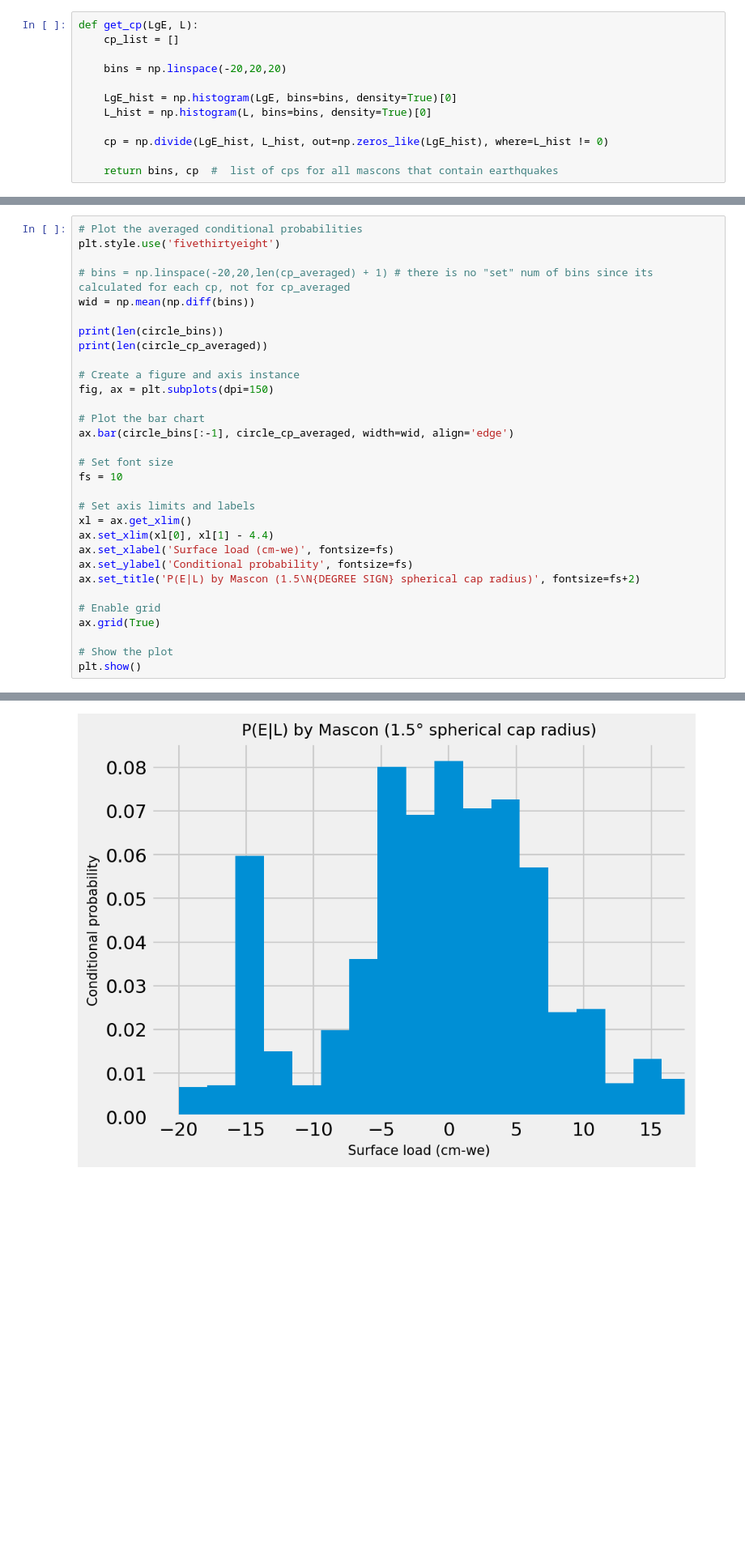
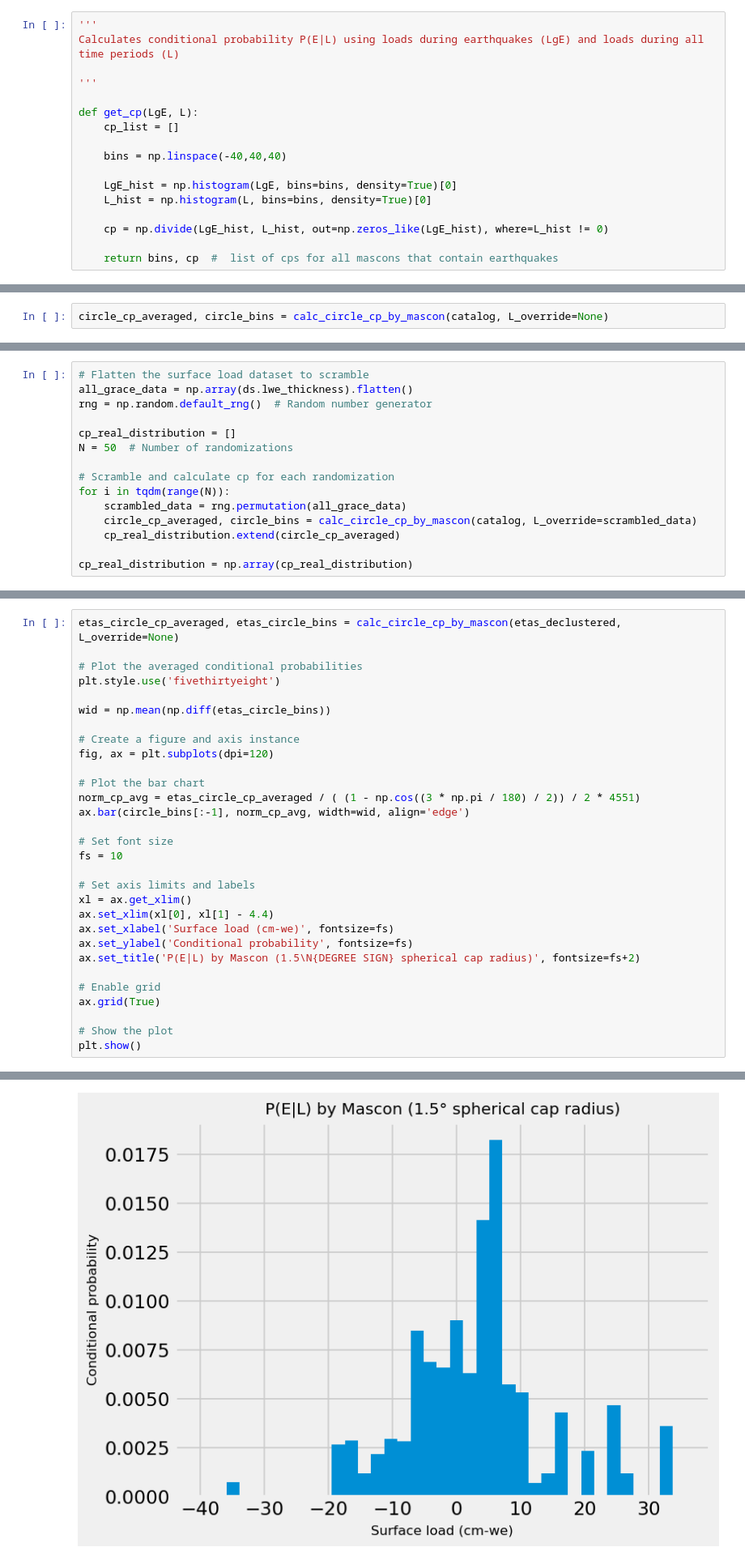
Before and after one commit to amandasyamsul/SLIQ, a Jupyter notebook: SLIQ-by-JPL-mascon.ipynb, the cells around one changed output, grey strips where cells are left out. Shown: that part at 81% size. Drawn from its saved outputs; the diff is of its cells as text; blank space fills up the shorter version.

Commit message:
significance tests for both catalogs

```diff
--- a/SLIQ-by-JPL-mascon.ipynb
+++ b/SLIQ-by-JPL-mascon.ipynb
@@ -59,10 +58,15 @@ catalog = pd.read_csv('catalog.csv')
 # %% [markdown]
 ###  This method calculates LgE and L using mascons from the JPL mascon placement file
 # %%
+'''
+Calculates conditional probability P(E|L) using loads during earthquakes (LgE) and loads during all time periods (L)
+
+'''
+
 def get_cp(LgE, L):
     cp_list = []
 
-    bins = np.linspace(-20,20,20)
+    bins = np.linspace(-40,40,40)
 
     LgE_hist = np.histogram(LgE, bins=bins, density=True)[0]
     L_hist = np.histogram(L, bins=bins, density=True)[0]
@@ -212,3 +147,5 @@ def calc_square_cp_by_mascon(LgE, L):
+# %%
+circle_cp_averaged, circle_bins = calc_circle_cp_by_mascon(catalog, L_override=None)
 # %%
 # Plot the averaged conditional probabilities
 plt.style.use('fivethirtyeight')
@@ -246,0 +201,15 @@ plt.show()
+# %%
+# Flatten the surface load dataset to scramble
+all_grace_data = np.array(ds.lwe_thickness).flatten()
+rng = np.random.default_rng()  # Random number generator
+
+cp_real_distribution = []
+N = 50  # Number of randomizations
+
+# Scramble and calculate cp for each randomization
+for i in tqdm(range(N)):
+    scrambled_data = rng.permutation(all_grace_data)
+    circle_cp_averaged, circle_bins = calc_circle_cp_by_mascon(catalog, L_override=scrambled_data)
+    cp_real_distribution.extend(circle_cp_averaged)
+
+cp_real_distribution = np.array(cp_real_distribution)
@@ -247,18 +230,17 @@ plt.show()
 # %%
+etas_circle_cp_averaged, etas_circle_bins = calc_circle_cp_by_mascon(etas_declustered, L_override=None)
+
 # Plot the averaged conditional probabilities
 plt.style.use('fivethirtyeight')
 
-# bins = np.linspace(-20,20,len(cp_averaged) + 1) # there is no "set" num of bins since its calculated for each cp, not for cp_averaged
-wid = np.mean(np.diff(bins))
-
-print(len(circle_bins))
-print(len(circle_cp_averaged))
+wid = np.mean(np.diff(etas_circle_bins))
 
 # Create a figure and axis instance
-fig, ax = plt.subplots(dpi=150)
+fig, ax = plt.subplots(dpi=120)
 
 # Plot the bar chart
-ax.bar(circle_bins[:-1], circle_cp_averaged, width=wid, align='edge')
+norm_cp_avg = etas_circle_cp_averaged / ( (1 - np.cos((3 * np.pi / 180) / 2)) / 2 * 4551)
+ax.bar(circle_bins[:-1], norm_cp_avg, width=wid, align='edge')
 
 # Set font size
 fs = 10
@@ -281 +261 @@ plt.show()
-[figure, old version]
+[figure, new version]
```
Also changed, not shown: parts of 15 cells of this notebook.
